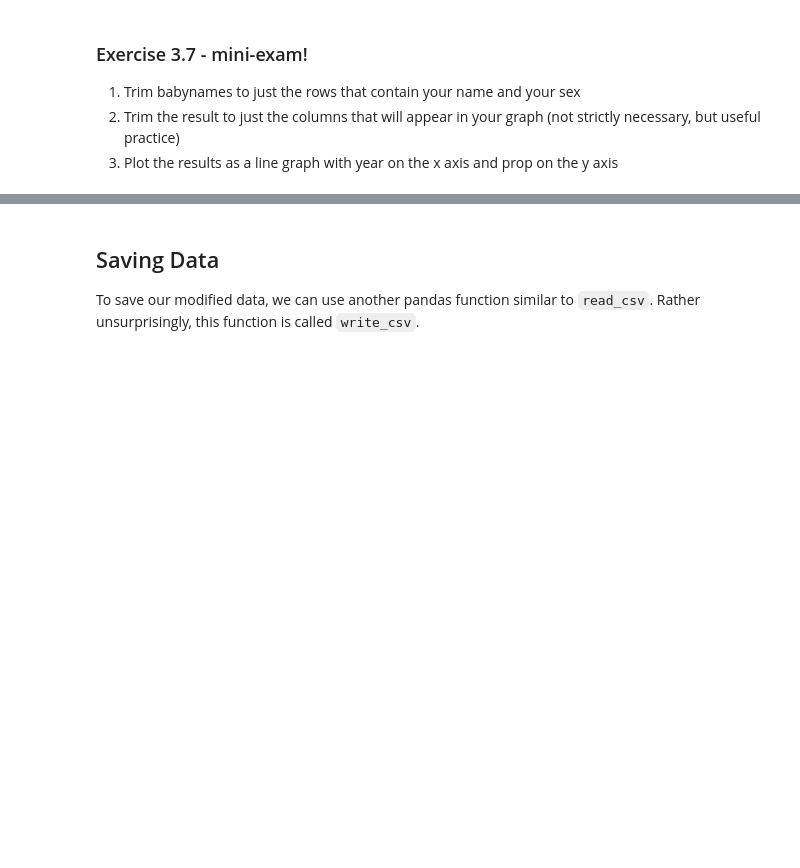
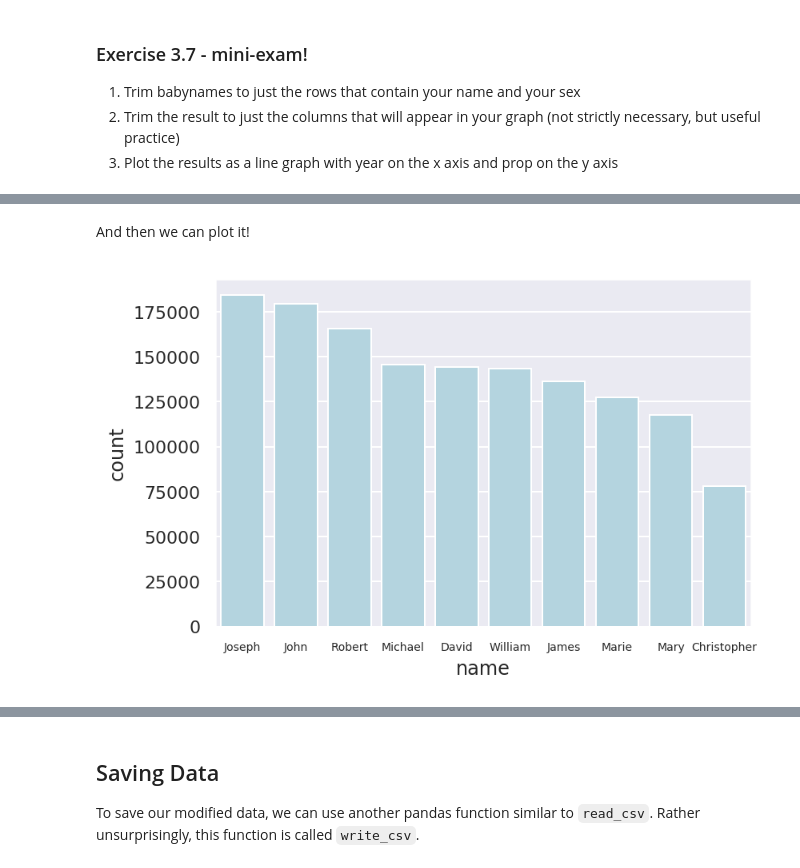
Before and after one commit to drjarno/python-workshop-2020-may, a Jupyter notebook: Chapter 3.ipynb, the cells around one changed output, grey strips where cells are left out. Saved outputs shown, nothing was run; the diff lists cells and outputs as text; code cells hidden in the pictures; blank space fills up the shorter version.

```diff
--- a/Chapter 3.ipynb
+++ b/Chapter 3.ipynb
@@ -365,0 +550,3 @@ popnames
+# %%
+babynames_popularity = babynames_popularity.reset_index()
+babynames_popularity
@@ -365,0 +565,8 @@ popnames
+# %% [markdown]
+And then we can plot it!
+# %%
+p = sns.barplot("name", "count", data=babynames_popularity, color="lightblue")
+p.set_xticklabels(p.get_xticklabels(), size = 7)
+pass
+# %% [output]
+[figure, added]
```
Also changed, not shown: parts of 66 cells of this notebook, 1 other file.
